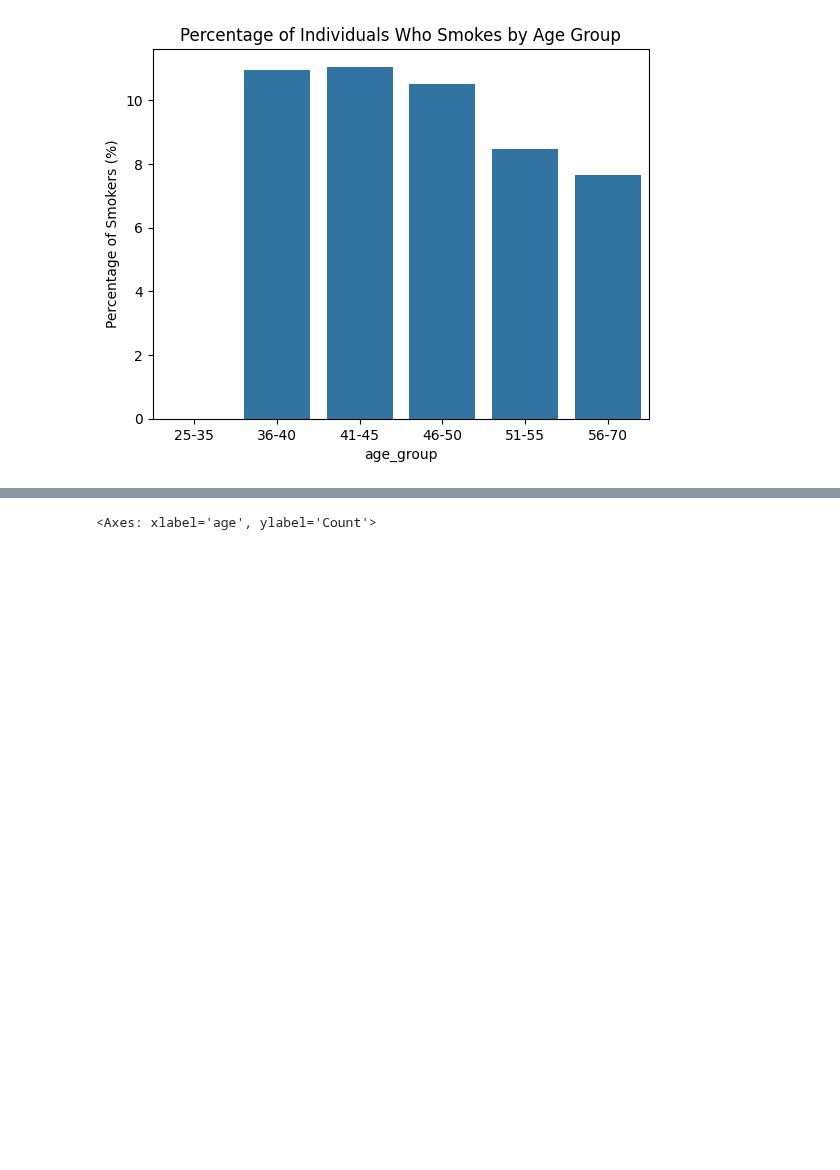
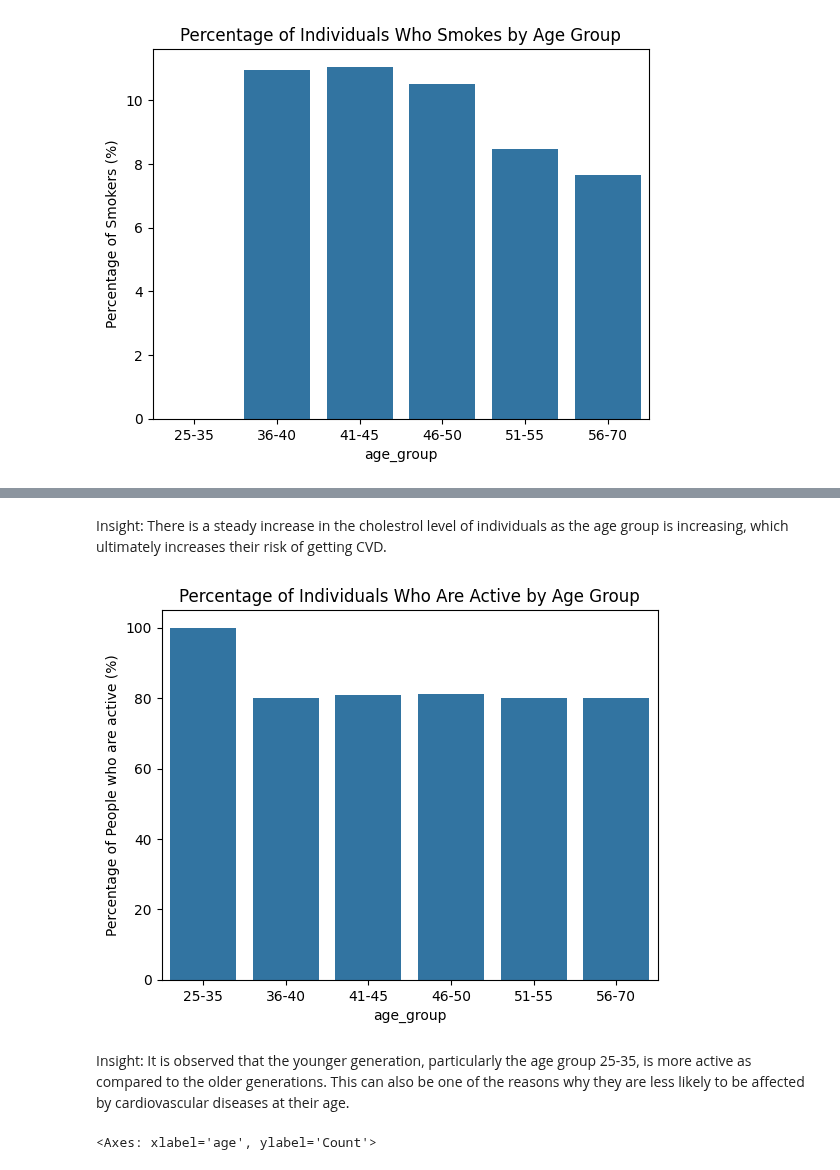
Before and after one commit to Dcode-7/CVD-Model, a Jupyter notebook: CVD_Model.ipynb, the cells around one changed output, grey strips where cells are left out. Saved outputs shown, nothing was run; the diff lists cells and outputs as text; code cells hidden in the pictures; blank space fills up the shorter version.

```diff
--- a/CVD_Model.ipynb
+++ b/CVD_Model.ipynb
@@ -214,3 +216,22 @@ df.drop(['age_group'], axis=1,inplace=True)
+# %% [markdown]
+Insight: There is a steady increase in the cholestrol level of individuals as the age group is increasing, which ultimately increases their risk of getting CVD.
+# %%
+# Create a new column for age groups
+df['age_group'] = pd.cut(df['age'], bins=bins, labels=labels, right=False)
+
+# Calculate the percentage of drinkers by age group
+percentage_df = df.groupby('age_group')['active'].mean().reset_index()
+percentage_df['percentage'] = percentage_df['active'] * 100  # Convert to percentage
+
+# Plotting
+sns.barplot(x='age_group', y='percentage', data=percentage_df)
+plt.ylabel('Percentage of People who are active (%)')
+plt.title('Percentage of Individuals Who Are Active by Age Group')
+plt.show()
+# %% [output]
+[figure, added]
+# %% [markdown]
+Insight: It is observed that the younger generation, particularly the age group 25-35, is more active as compared to the older generations. This can also be one of the reasons why they are less likely to be affected by cardiovascular diseases at their age.
 # %%
 sns.set_theme()
 sns.histplot(df[df['cardio'] == 1]['age'], bins=range(25, 66, 5), kde=True) #Blue
```
Also changed, not shown: parts of 4 cells of this notebook.
